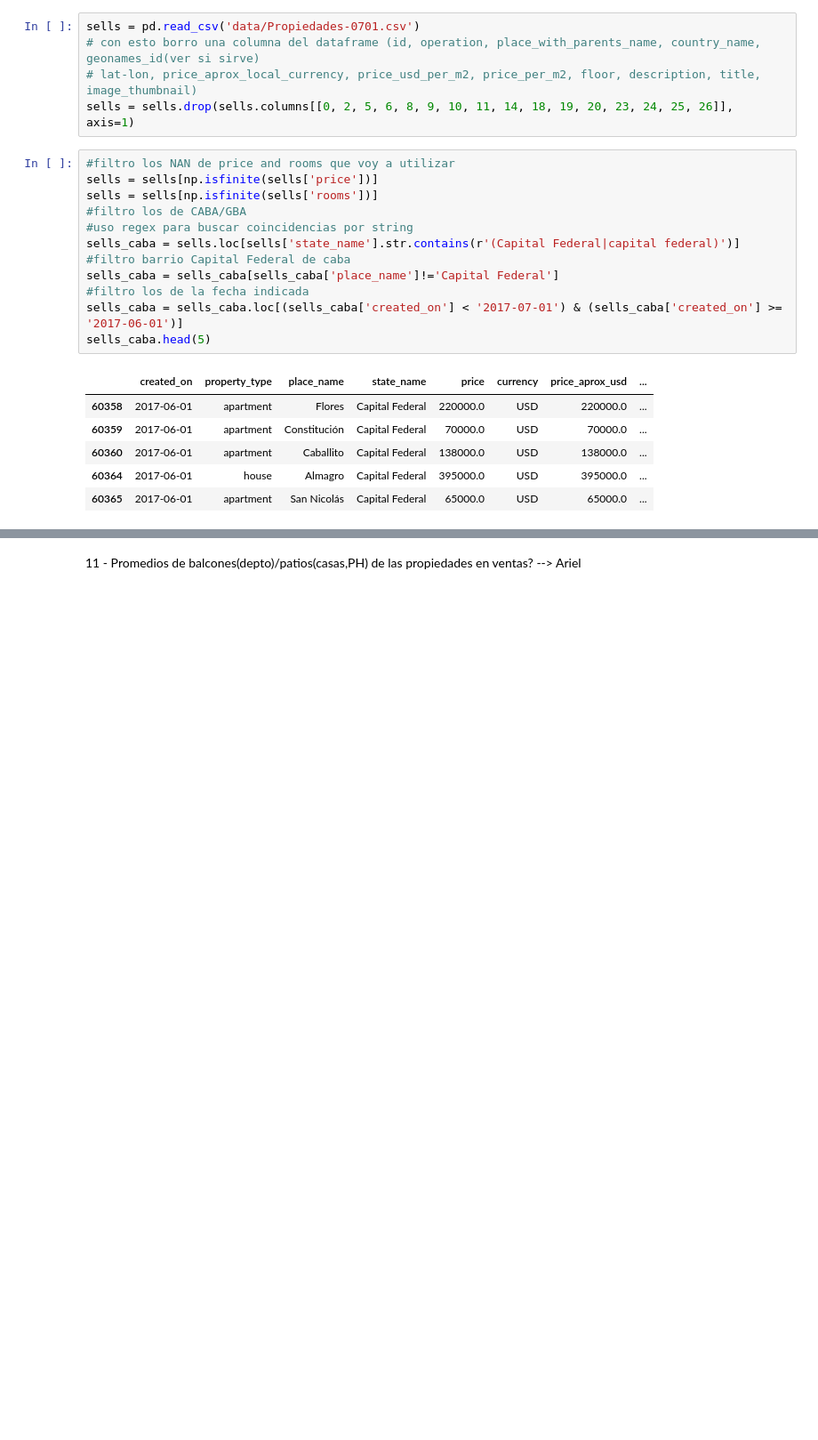
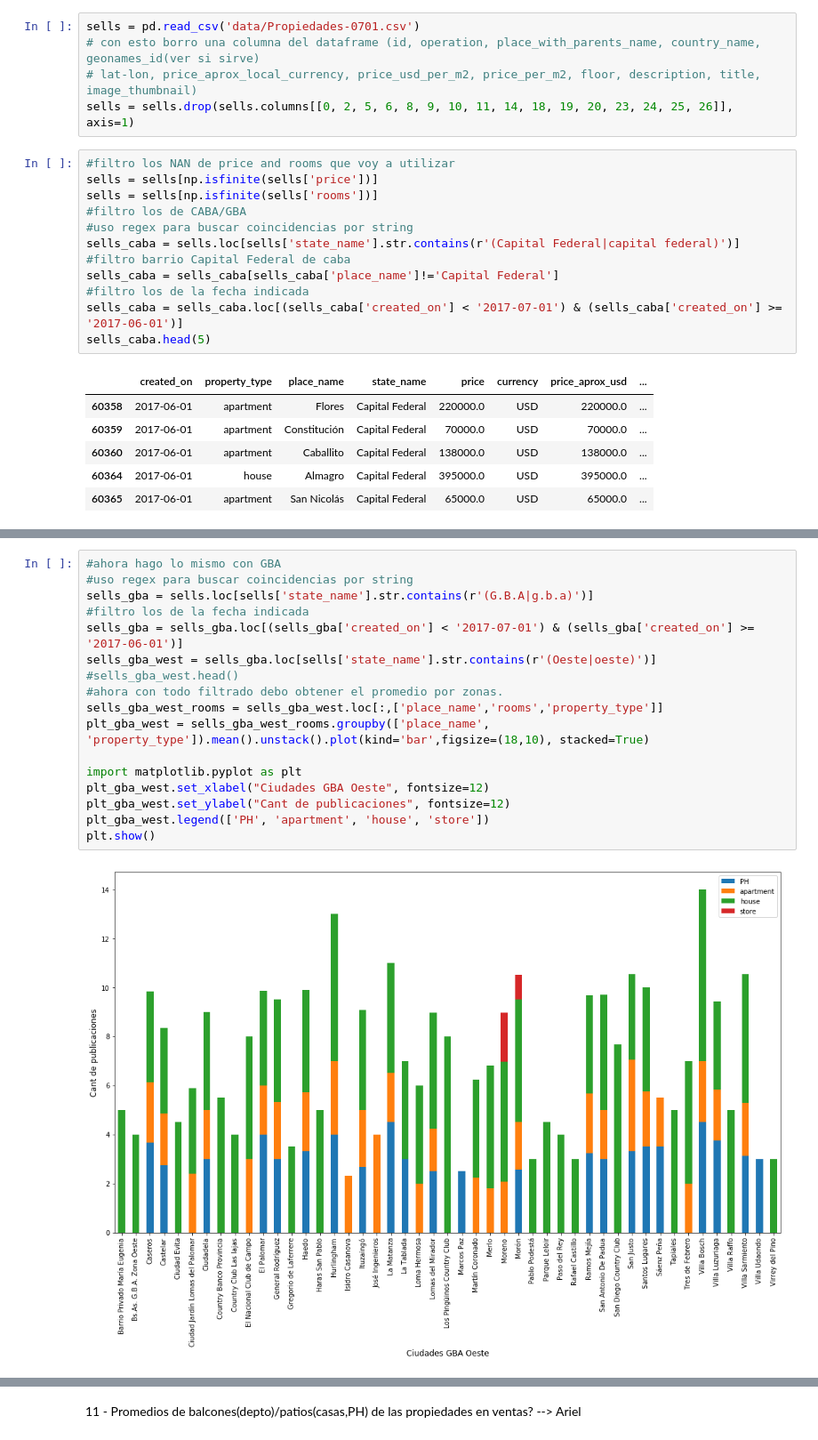
Before and after one commit to PRPablo/VentasDePropiedades, a Jupyter notebook: Analisis Exploratorio/Respuestas de Pregs.ipynb, the cells around one changed output, grey strips where cells are left out. Shown at 89% size. Cells and saved outputs as stored; diff of their text form; blank space fills up the shorter version.

Commit message:
Agrego grafico CABA y GBA Oeste

```diff
--- a/Analisis Exploratorio/Respuestas de Pregs.ipynb
+++ b/Analisis Exploratorio/Respuestas de Pregs.ipynb
@@ -53,0 +51,19 @@ sells_caba_rooms.head()
+# %%
+#ahora hago lo mismo con GBA
+#uso regex para buscar coincidencias por string
+sells_gba = sells.loc[sells['state_name'].str.contains(r'(G.B.A|g.b.a)')]
+#filtro los de la fecha indicada
+sells_gba = sells_gba.loc[(sells_gba['created_on'] < '2017-07-01') & (sells_gba['created_on'] >= '2017-06-01')]
+sells_gba_west = sells_gba.loc[sells['state_name'].str.contains(r'(Oeste|oeste)')]
+#sells_gba_west.head()
+#ahora con todo filtrado debo obtener el promedio por zonas.
+sells_gba_west_rooms = sells_gba_west.loc[:,['place_name','rooms','property_type']]
+plt_gba_west = sells_gba_west_rooms.groupby(['place_name', 'property_type']).mean().unstack().plot(kind='bar',figsize=(18,10), stacked=True)
+
+import matplotlib.pyplot as plt
+plt_gba_west.set_xlabel("Ciudades GBA Oeste", fontsize=12)
+plt_gba_west.set_ylabel("Cant de publicaciones", fontsize=12)
+plt_gba_west.legend(['PH', 'apartment', 'house', 'store'])
+plt.show()
+# %% [output]
+[figure, added]
```
Also changed, not shown: parts of 3 cells of this notebook.
